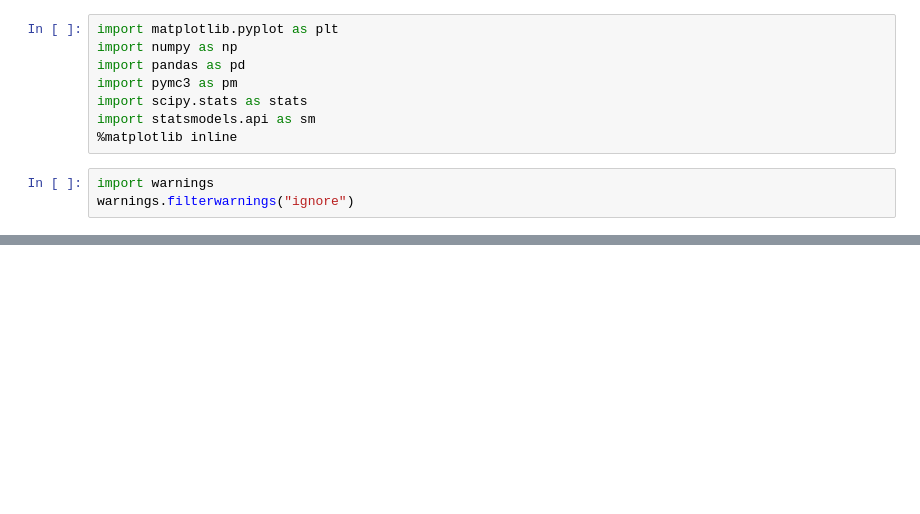
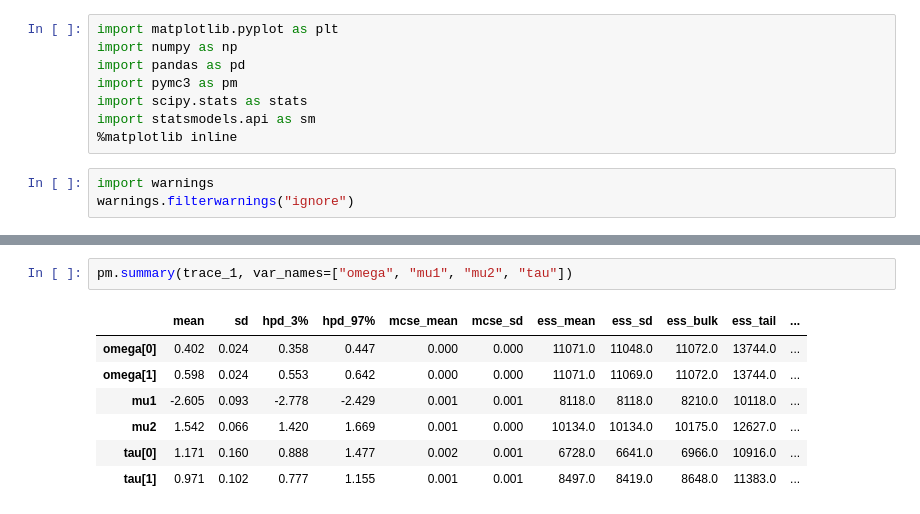
Before and after one commit to sujitpal/bayesian-stats-examples, a Jupyter notebook: techniques-and-models/w04-11h-mixture-models.ipynb, the cells around one changed output, grey strips where cells are left out. Drawn from its saved outputs; the diff is of its cells as text; blank space fills up the shorter version.

```diff
--- a/techniques-and-models/w04-11h-mixture-models.ipynb
+++ b/techniques-and-models/w04-11h-mixture-models.ipynb
@@ -82,0 +112,10 @@ _ = pm.traceplot(trace_1, combined=True, compact=False)
+# %%
+pm.summary(trace_1, var_names=["omega", "mu1", "mu2", "tau"])
+# %% [output]
+|  | mean | sd | hpd_3% | hpd_97% | mcse_mean | mcse_sd | ess_mean | ess_sd | ess_bulk | ess_tail | ... |
+| omega[0] | 0.402 | 0.024 | 0.358 | 0.447 | 0.000 | 0.000 | 11071.0 | 11048.0 | 11072.0 | 13744.0 | ... |
+| omega[1] | 0.598 | 0.024 | 0.553 | 0.642 | 0.000 | 0.000 | 11071.0 | 11069.0 | 11072.0 | 13744.0 | ... |
+| mu1 | -2.605 | 0.093 | -2.778 | -2.429 | 0.001 | 0.001 | 8118.0 | 8118.0 | 8210.0 | 10118.0 | ... |
+| mu2 | 1.542 | 0.066 | 1.420 | 1.669 | 0.001 | 0.000 | 10134.0 | 10134.0 | 10175.0 | 12627.0 | ... |
+| tau[0] | 1.171 | 0.160 | 0.888 | 1.477 | 0.002 | 0.001 | 6728.0 | 6641.0 | 6966.0 | 10916.0 | ... |
+| tau[1] | 0.971 | 0.102 | 0.777 | 1.155 | 0.001 | 0.001 | 8497.0 | 8419.0 | 8648.0 | 11383.0 | ... |
```
Also changed, not shown: parts of 24 cells of this notebook, 1 other file.
